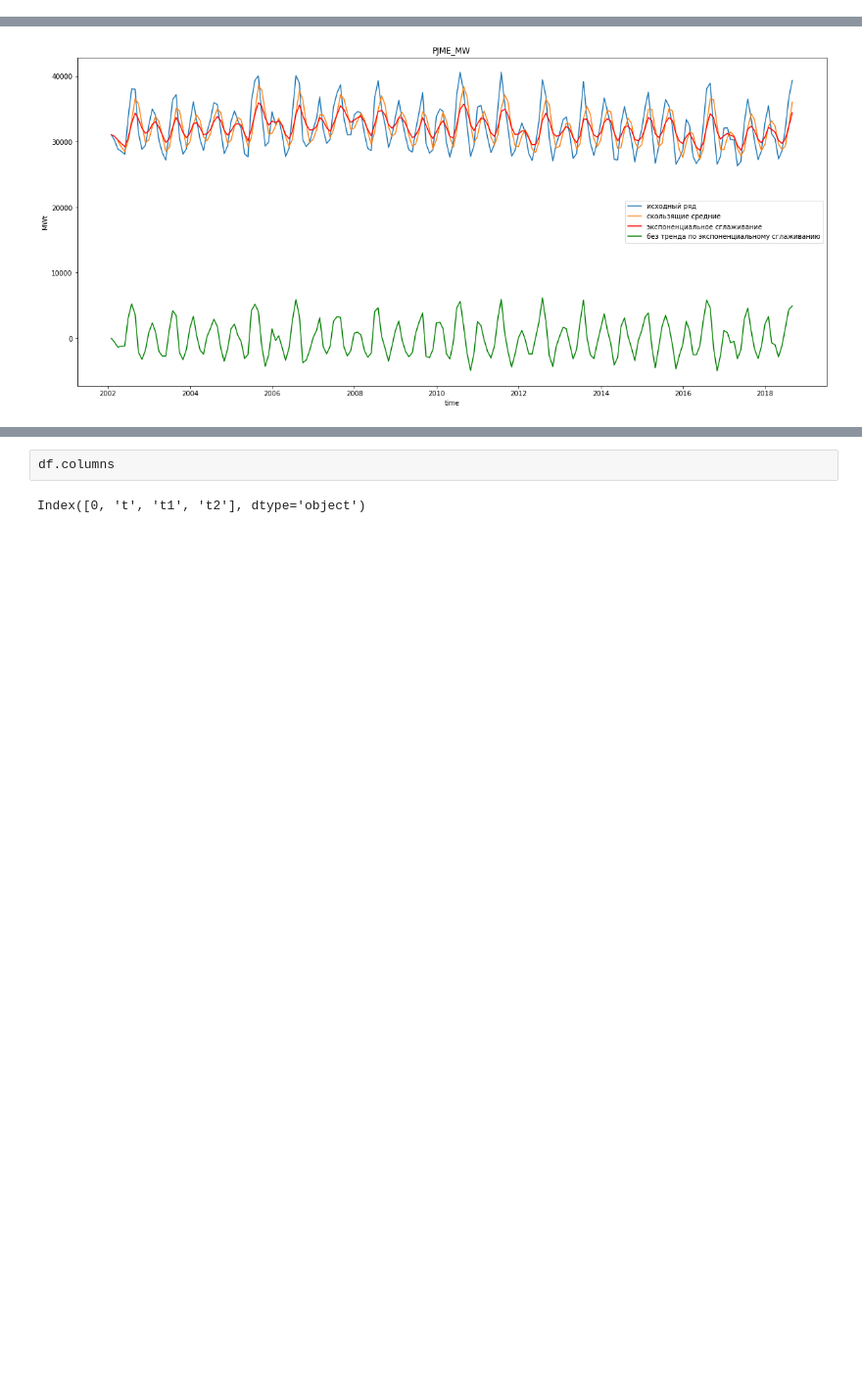
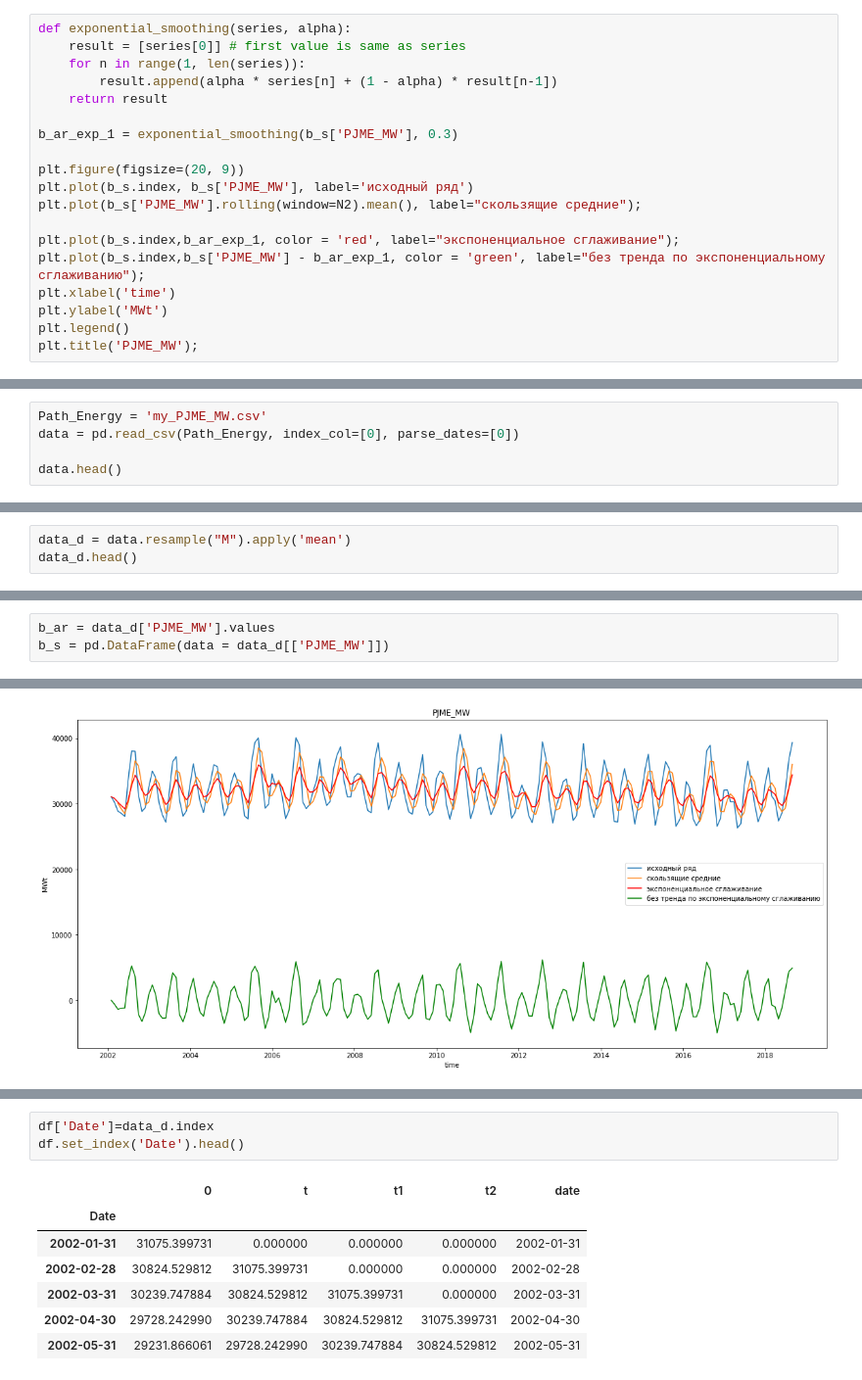
Before and after one commit to Svetorus/Time-Series, a Jupyter notebook: TS_2.ipynb, the cells around one changed output, grey strips where cells are left out. Shown at 98% size. Cells and saved outputs as stored; diff of their text form; blank space fills up the shorter version.

```diff
--- a/TS_2.ipynb
+++ b/TS_2.ipynb
@@ -42,0 +77,19 @@ b_s = pd.DataFrame(data = energy_m[['PJME_MW']])
+# %%
+def exponential_smoothing(series, alpha):
+    result = [series[0]] # first value is same as series
+    for n in range(1, len(series)):
+        result.append(alpha * series[n] + (1 - alpha) * result[n-1])
+    return result
+
+b_ar_exp_1 = exponential_smoothing(b_s['PJME_MW'], 0.3)
+
+plt.figure(figsize=(20, 9))
+plt.plot(b_s.index, b_s['PJME_MW'], label='исходный ряд')
+plt.plot(b_s['PJME_MW'].rolling(window=N2).mean(), label="скользящие средние");
+
+plt.plot(b_s.index,b_ar_exp_1, color = 'red', label="экспоненциальное сглаживание");
+plt.plot(b_s.index,b_s['PJME_MW'] - b_ar_exp_1, color = 'green', label="без тренда по экспоненциальному сглаживанию");
+plt.xlabel('time')
+plt.ylabel('MWt')
+plt.legend()
+plt.title('PJME_MW');
@@ -42,0 +127,5 @@ b_s = pd.DataFrame(data = energy_m[['PJME_MW']])
+# %%
+Path_Energy = 'my_PJME_MW.csv'
+data = pd.read_csv(Path_Energy, index_col=[0], parse_dates=[0])
+
+data.head()
@@ -42,0 +140,3 @@ b_s = pd.DataFrame(data = energy_m[['PJME_MW']])
+# %%
+data_d = data.resample("M").apply('mean')
+data_d.head()
@@ -43,3 +151,6 @@ b_s = pd.DataFrame(data = energy_m[['PJME_MW']])
+# %%
+b_ar = data_d['PJME_MW'].values
+b_s = pd.DataFrame(data = data_d[['PJME_MW']])
 # %%
 #import matplotlib.dates as mdates
 train = b_s.iloc[:-10, :]
@@ -135,7 +224,14 @@ df.head()
 | 2 | 30239.747884 | 30824.529812 | 31075.399731 | 0.000000 |
 | 3 | 29728.242990 | 30239.747884 | 30824.529812 | 31075.399731 |
 | 4 | 29231.866061 | 29728.242990 | 30239.747884 | 30824.529812 |
-# %%
-df.columns
-# %% [output]
-Index([0, 't', 't1', 't2'], dtype='object')
+# %%
+df['Date']=data_d.index
+df.set_index('Date').head()
+# %% [output]
+|  | 0 | t | t1 | t2 | date |
+| Date |  |  |  |  |  |
+| 2002-01-31 | 31075.399731 | 0.000000 | 0.000000 | 0.000000 | 2002-01-31 |
+| 2002-02-28 | 30824.529812 | 31075.399731 | 0.000000 | 0.000000 | 2002-02-28 |
+| 2002-03-31 | 30239.747884 | 30824.529812 | 31075.399731 | 0.000000 | 2002-03-31 |
+| 2002-04-30 | 29728.242990 | 30239.747884 | 30824.529812 | 31075.399731 | 2002-04-30 |
+| 2002-05-31 | 29231.866061 | 29728.242990 | 30239.747884 | 30824.529812 | 2002-05-31 |
```
Also changed, not shown: parts of 17 cells of this notebook.
